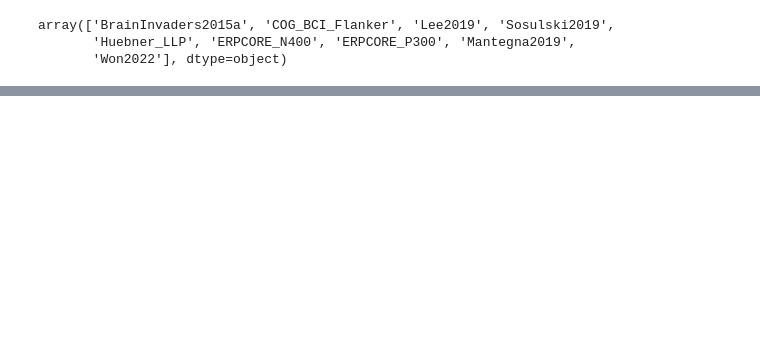
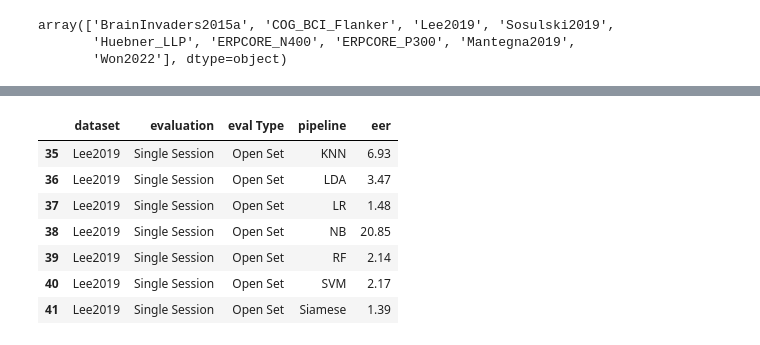
Before and after one commit to Avichaurasia/NeuroIDBench, a Jupyter notebook: Juypter_Notebooks/Single_Session_Evaluation.ipynb, the cells around one changed output, grey strips where cells are left out. Cells and saved outputs as stored; diff of their text form; code cells hidden in the pictures; blank space fills up the shorter version.

```diff
--- a/Juypter_Notebooks/Single_Session_Evaluation.ipynb
+++ b/Juypter_Notebooks/Single_Session_Evaluation.ipynb
@@ -151,3 +197,14 @@ table_df_close[(table_df_close.dataset=='Huebner_LLP')]
+# %%
+open_set[(open_set['dataset']=='Lee2019')]
+# %% [output]
+|  | dataset | evaluation | eval Type | pipeline | eer |
+| 35 | Lee2019 | Single Session | Open Set | KNN | 6.93 |
+| 36 | Lee2019 | Single Session | Open Set | LDA | 3.47 |
+| 37 | Lee2019 | Single Session | Open Set | LR | 1.48 |
+| 38 | Lee2019 | Single Session | Open Set | NB | 20.85 |
+| 39 | Lee2019 | Single Session | Open Set | RF | 2.14 |
+| 40 | Lee2019 | Single Session | Open Set | SVM | 2.17 |
+| 41 | Lee2019 | Single Session | Open Set | Siamese | 1.39 |
 # %%
 import pandas as pd
 import matplotlib.pyplot as plt
```
Also changed, not shown: parts of 10 cells of this notebook, 16 other files.
